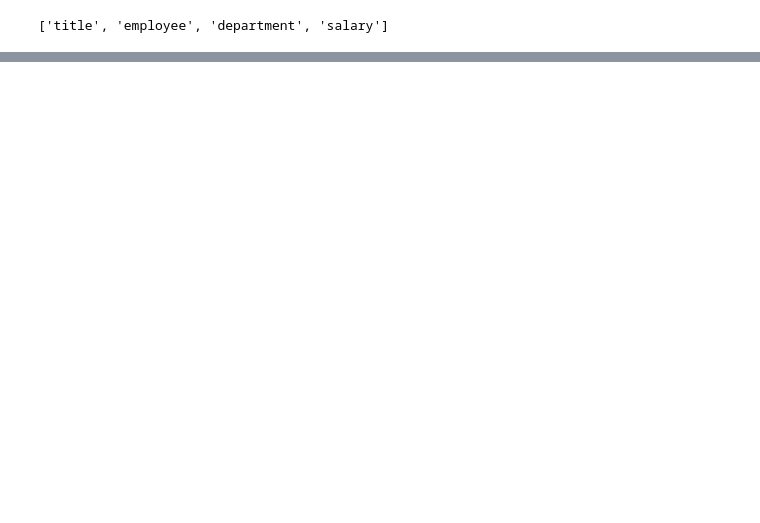
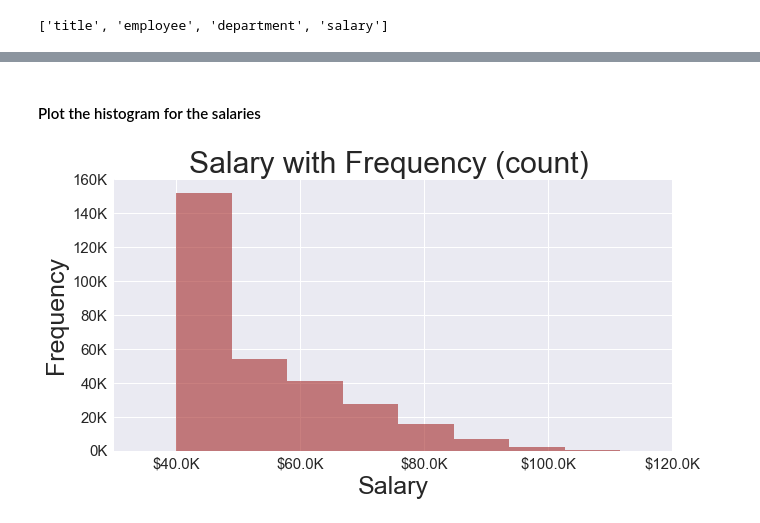
Before and after one commit to bradhika80/sql-challenge, a Jupyter notebook: EmployeeSQL/Employee_Bonus.ipynb, the cells around one changed output, grey strips where cells are left out. Drawn from its saved outputs; the diff is of its cells as text; code cells hidden in the pictures; blank space fills up the shorter version.

```diff
--- a/EmployeeSQL/Employee_Bonus.ipynb
+++ b/EmployeeSQL/Employee_Bonus.ipynb
@@ -44,0 +62,4 @@ Title = Base.classes.title
+# %%
+salaries = pd.read_sql(session.query(Salary.salary).statement, engine)
+
+salaries.head()
@@ -45 +73,27 @@ Title = Base.classes.title
+# %% [markdown]
+#### Plot the histogram for the salaries
+# %%
+# plot histogram
+plt.figure(figsize=(10,5))
+plt.hist(salaries['salary'], color='brown', alpha=0.6)
+
+# add tick labels for x-axis and set x limits
+locs, labels = plt.xticks()
+xTickLabels =('$' + str(float(x/1000.0)) + 'K' for x in locs)
+plt.xticks(locs,xTickLabels, fontsize=15 )
+plt.xlim(30000, 120000)
+
+# add ytick labels
+ylocs, ylabels = plt.yticks()
+yTickLabels =(str(int(x/1000)) + 'K' for x in ylocs)
+plt.yticks(ylocs,yTickLabels, fontsize=15 )
+
+# add x-axis, y-axis labels
+plt.xlabel('Salary', fontsize=25)
+plt.ylabel('Frequency',fontsize=25)
+#add title
+plt.title("Salary with Frequency (count) ", fontsize=30)
+plt.show()
+# %% [output]
+[figure, added]
 # %% [markdown]
```
Also changed, not shown: parts of 14 cells of this notebook.
